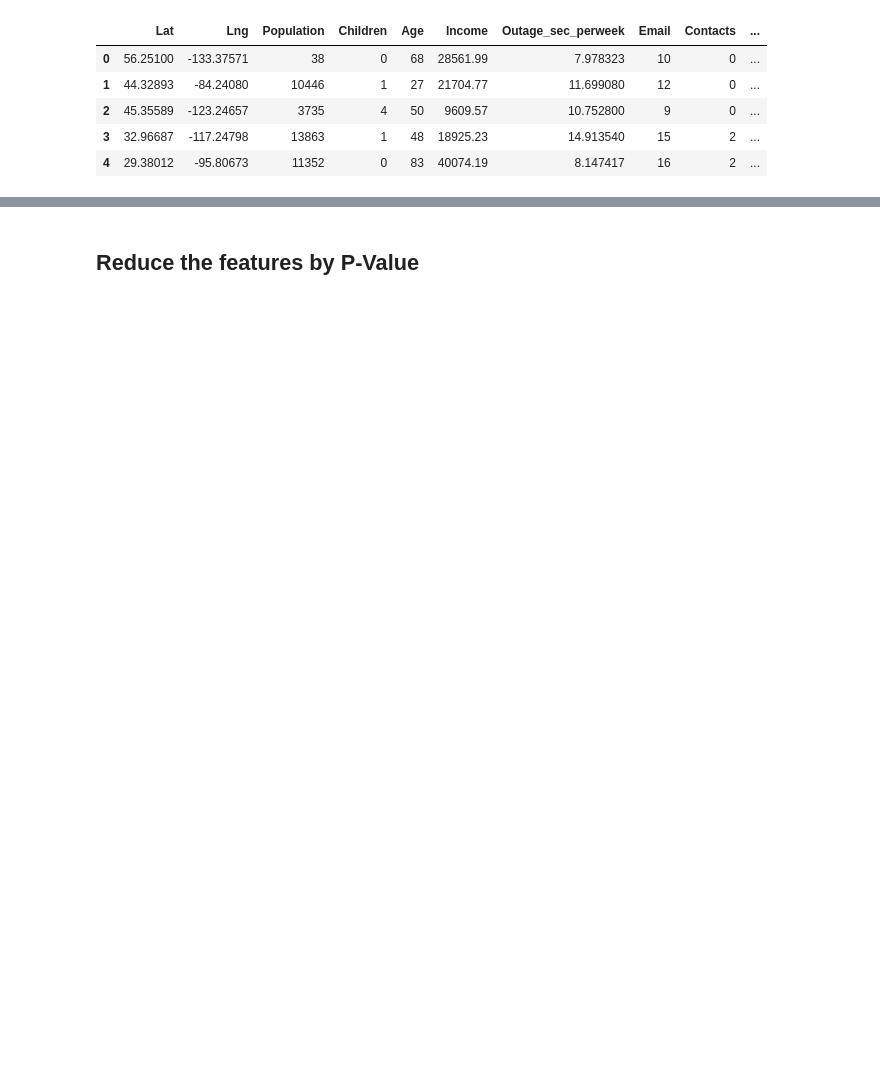
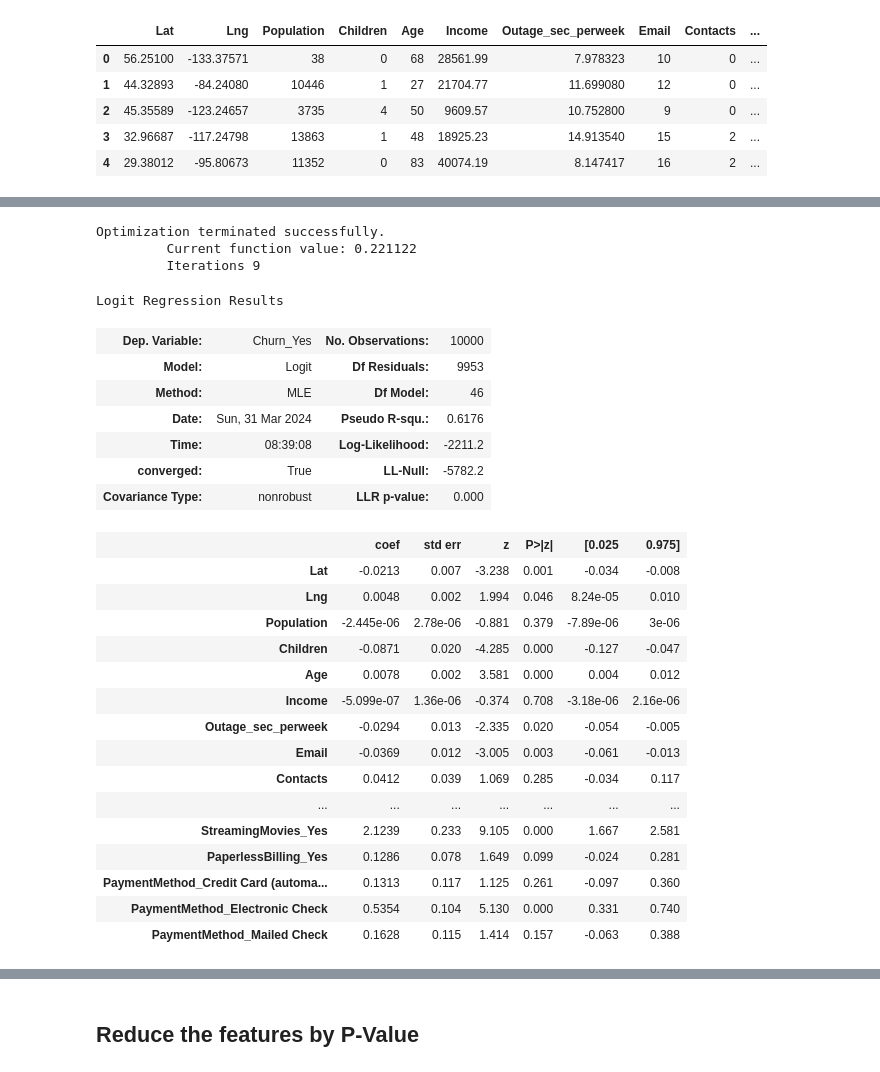
Before and after one commit to imwinters/D208, a Jupyter notebook: Task2/experiment.ipynb, the cells around one changed output, grey strips where cells are left out. Cells and saved outputs as stored; diff of their text form; code cells hidden in the pictures; blank space fills up the shorter version.

```diff
--- a/Task2/experiment.ipynb
+++ b/Task2/experiment.ipynb
@@ -120,3 +171,44 @@ plt.show()
+# %%
+import statsmodels.api as sm
+# Ensures numeric types from bools
+df = df * 1
+
+target = numeric + cat
+
+endog= df[target_for_analysis]
+exog = df[target]
+model = sm.Logit(endog, exog)
+result = model.fit()
+
+result.summary()
+# %% [output]
+Optimization terminated successfully.
+         Current function value: 0.221122
+         Iterations 9
+Logit Regression Results
+| Dep. Variable: | Churn_Yes | No. Observations: | 10000 |
+| Model: | Logit | Df Residuals: | 9953 |
+| Method: | MLE | Df Model: | 46 |
+| Date: | Sun, 31 Mar 2024 | Pseudo R-squ.: | 0.6176 |
+| Time: | 08:39:08 | Log-Likelihood: | -2211.2 |
+| converged: | True | LL-Null: | -5782.2 |
+| Covariance Type: | nonrobust | LLR p-value: | 0.000 |
+|  | coef | std err | z | P>|z| | [0.025 | 0.975] |
+| Lat | -0.0213 | 0.007 | -3.238 | 0.001 | -0.034 | -0.008 |
+| Lng | 0.0048 | 0.002 | 1.994 | 0.046 | 8.24e-05 | 0.010 |
+| Population | -2.445e-06 | 2.78e-06 | -0.881 | 0.379 | -7.89e-06 | 3e-06 |
+| Children | -0.0871 | 0.020 | -4.285 | 0.000 | -0.127 | -0.047 |
+| Age | 0.0078 | 0.002 | 3.581 | 0.000 | 0.004 | 0.012 |
+| Income | -5.099e-07 | 1.36e-06 | -0.374 | 0.708 | -3.18e-06 | 2.16e-06 |
+| Outage_sec_perweek | -0.0294 | 0.013 | -2.335 | 0.020 | -0.054 | -0.005 |
+| Email | -0.0369 | 0.012 | -3.005 | 0.003 | -0.061 | -0.013 |
+| Contacts | 0.0412 | 0.039 | 1.069 | 0.285 | -0.034 | 0.117 |
+| ... | ... | ... | ... | ... | ... | ... |
+| StreamingMovies_Yes | 2.1239 | 0.233 | 9.105 | 0.000 | 1.667 | 2.581 |
+| PaperlessBilling_Yes | 0.1286 | 0.078 | 1.649 | 0.099 | -0.024 | 0.281 |
+| PaymentMethod_Credit Card (automa... | 0.1313 | 0.117 | 1.125 | 0.261 | -0.097 | 0.360 |
+| PaymentMethod_Electronic Check | 0.5354 | 0.104 | 5.130 | 0.000 | 0.331 | 0.740 |
+| PaymentMethod_Mailed Check | 0.1628 | 0.115 | 1.414 | 0.157 | -0.063 | 0.388 |
 # %%
 import statsmodels.api as sm
 
```
Also changed, not shown: parts of 24 cells of this notebook, 1 other file.
